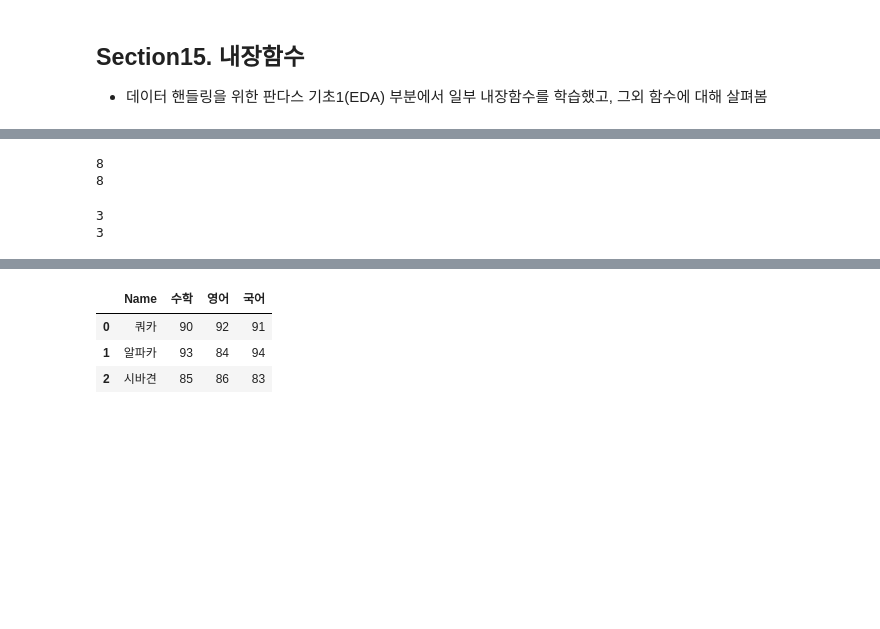
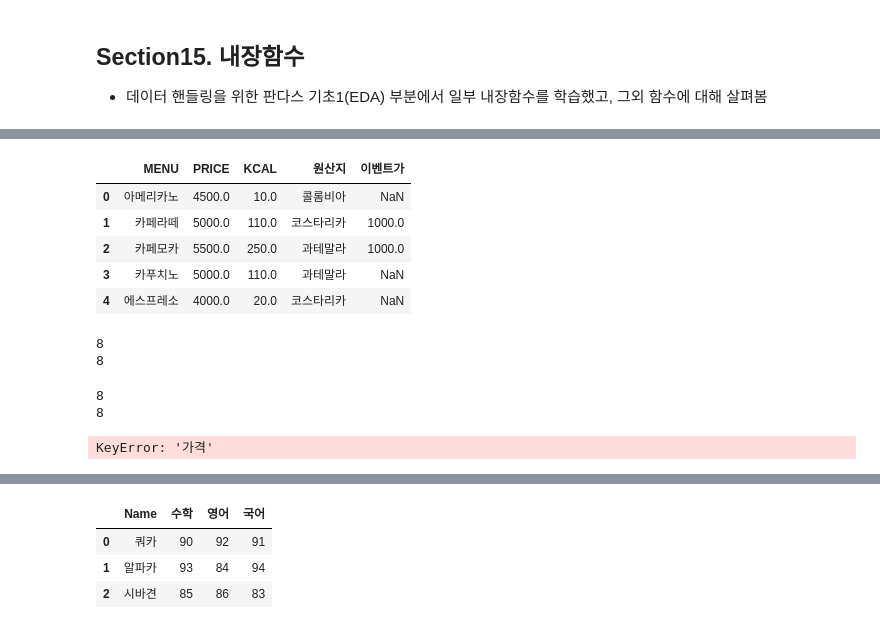
Before and after one commit to ecuirty-kr/1_DataAnalysis, a Jupyter notebook: ch2_pandas.ipynb, the cells around one changed output, grey strips where cells are left out. Saved outputs shown, nothing was run; the diff lists cells and outputs as text; code cells hidden in the pictures; blank space fills up the shorter version.

```diff
--- a/ch2_pandas.ipynb
+++ b/ch2_pandas.ipynb
@@ -1879,6 +1444,34 @@ df.head(2)
+# %%
+## 내장 함수
+df = pd.read_csv('cafe4.csv') # 아까 만든 cafe4.csv 사용
+df.head()
+# %% [output]
+|  | MENU | PRICE | KCAL | 원산지 | 이벤트가 |
+| 0 | 아메리카노 | 4500.0 | 10.0 | 콜롬비아 | NaN |
+| 1 | 카페라떼 | 5000.0 | 110.0 | 코스타리카 | 1000.0 |
+| 2 | 카페모카 | 5500.0 | 250.0 | 과테말라 | 1000.0 |
+| 3 | 카푸치노 | 5000.0 | 110.0 | 과테말라 | NaN |
+| 4 | 에스프레소 | 4000.0 | 20.0 | 코스타리카 | NaN |
 # %%
 print(len(df))
 print(df.shape[0])
 # %% [output]
 8
 8
+# %%
+## 데이터 프레임 길이 확인
+print(len(df))
+print(df.shape[0])  ## shape 값 = 행, 열 길이 확인 shape[0] = 행 길이 확인
+# %% [output]
+8
+8
+# %%
+cond = df['가격'] > 5000 ## 5000 보다 가격이 높은 메뉴
+
+## 조건에 맞는 데이터의 *개수* 출력 -> sum()
+print(sum(cond)) ## 3
+
+## len() 함수로 조건에 맞는 개수 구하기
+print(len(df[cond])) ## df[cond] : 조건에 맞는 데이터만 추림 | len(df[cond]) : 그렇게 추려낸 데이터의 개수
+# %% [output]
+KeyError: '가격'
@@ -1890,8 +1485,5 @@ print(sum(cond))
 
 #len으로 조건에 맞는 개수 구하기
 print(len(df[cond]))
-# %% [output]
-3
-3
 # %%
 df.sum(numeric_only=True)
```
Also changed, not shown: parts of 180 cells of this notebook.
